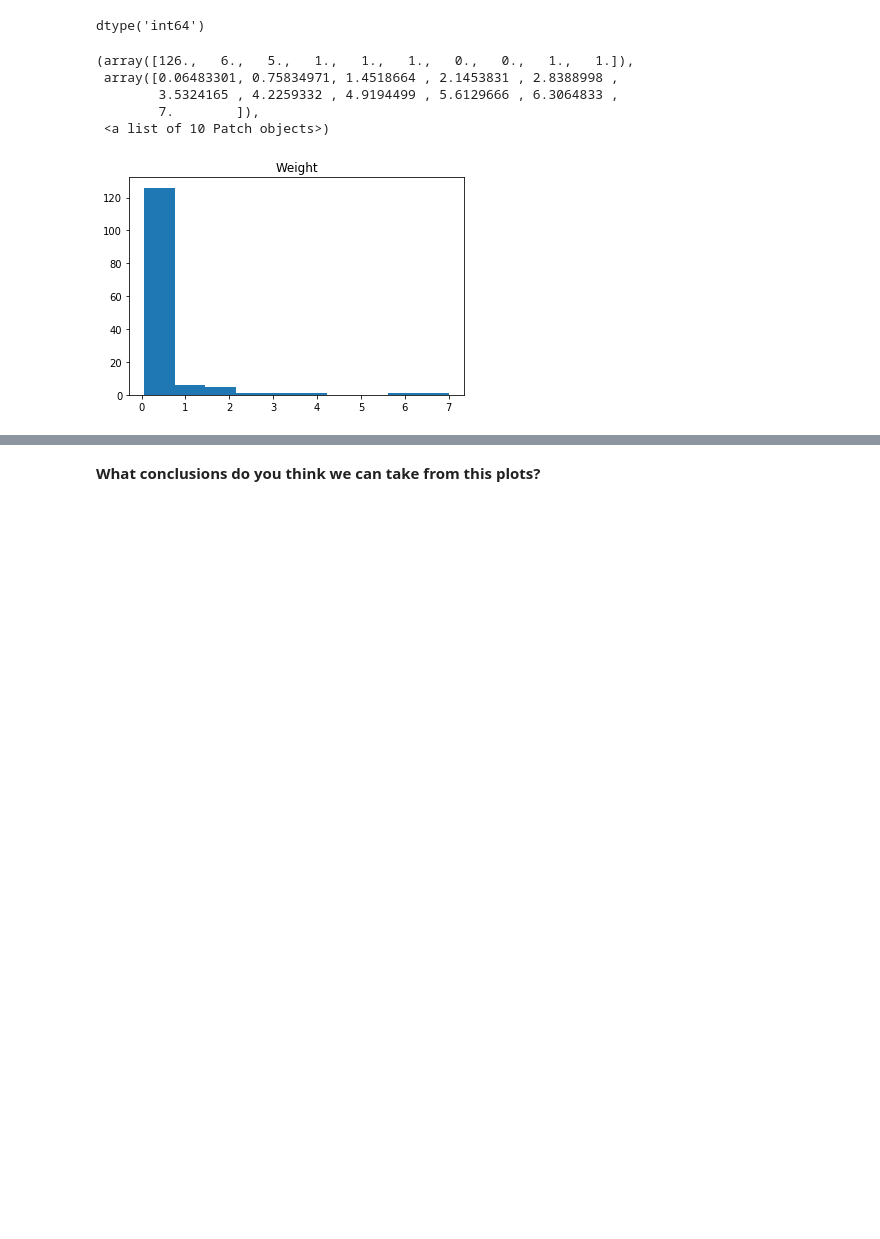
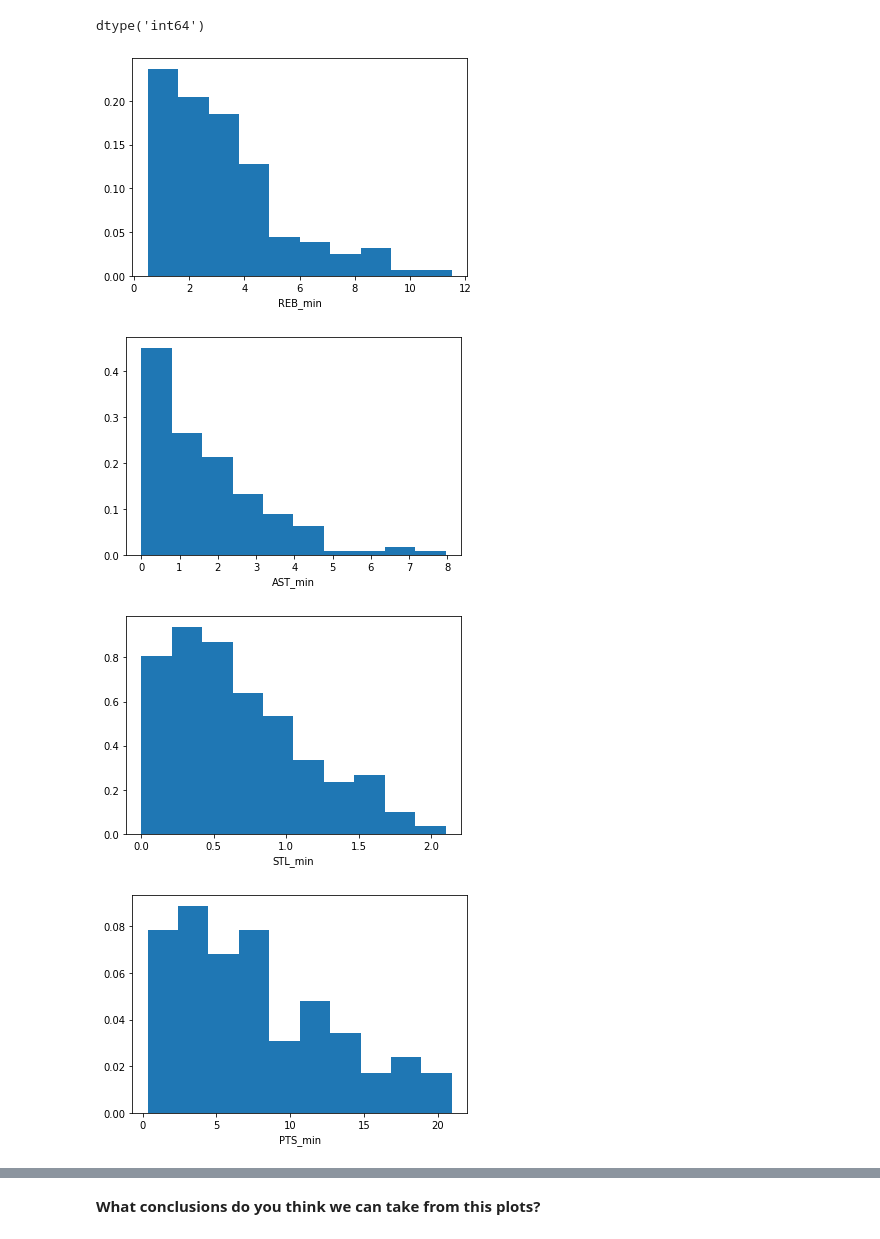
Before and after one commit to ta-data-lis/M2-mini-project2, a Jupyter notebook: your-code/2.-Exploratory-Data-Analysis.ipynb, the cells around one changed output, grey strips where cells are left out. Cells and saved outputs as stored; diff of their text form; code cells hidden in the pictures; blank space fills up the shorter version.

```diff
--- a/your-code/2.-Exploratory-Data-Analysis.ipynb
+++ b/your-code/2.-Exploratory-Data-Analysis.ipynb
@@ -141,15 +141,25 @@ wnba.MIN.dtype
 dtype('int64')
 # %%
 #matplotlib.pyplot.hist(x, bins=None, range=None, density=False, weights=None, cumulative=False, bottom=None, histtype='bar', align='mid', orientation='vertical', rwidth=None, log=False, color=None, label=None, stacked=False, *, data=None, **kwargs)
-# %%
-plt.figure()
-#plt.subplot(151)
-plt.title('Weight')
-plt.hist(ratio)
-# %% [output]
-(array([126.,   6.,   5.,   1.,   1.,   1.,   0.,   0.,   1.,   1.]),
- array([0.06483301, 0.75834971, 1.4518664 , 2.1453831 , 2.8388998 ,
-        3.5324165 , 4.2259332 , 4.9194499 , 5.6129666 , 6.3064833 ,
-        7.        ]),
- <a list of 10 Patch objects>)
-[figure, removed]
+# %%
+#Elvira's
+col = ['REB', 'AST', 'STL', 'PTS', 'BLK']
+
+for x in col:
+    wnba[x+'_min'] =wnba[x]/wnba['Games Played']
+
+wnba.head()
+
+plt.figure()
+
+ratio = ['REB_min', 'AST_min', 'STL_min', 'PTS_min', 'BLK_min']
+
+for x in ratio:
+    plt.hist(x, data = wnba, density=True)
+    plt.xlabel(x)
+    plt.show()
+# %% [output]
+[figure, added]
+[figure, added]
+[figure, added]
+[figure, added]
```
Also changed, not shown: parts of 3 cells of this notebook, 1 other file.
